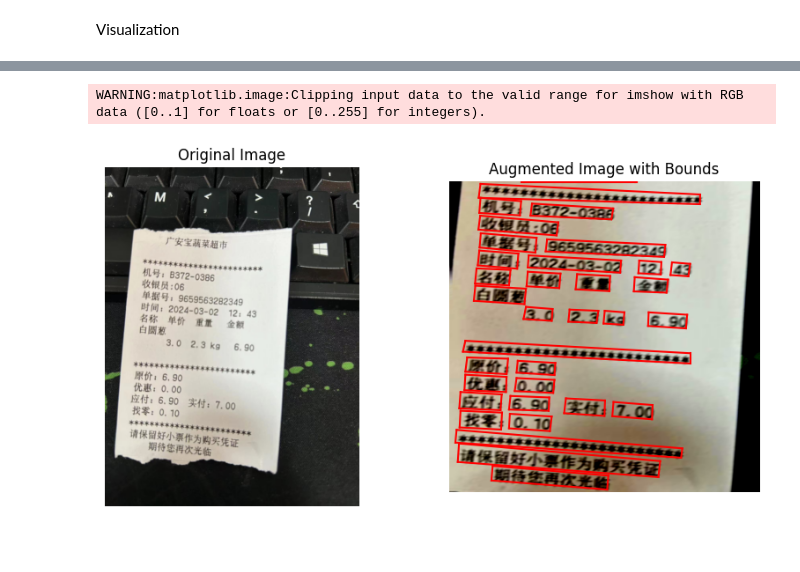
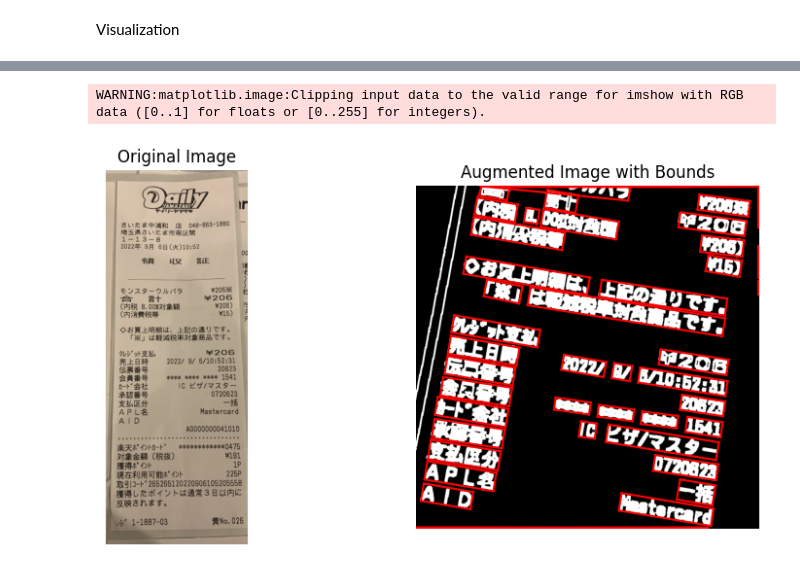
Before and after one commit to boostcampaitech7/level2-cv-datacentric-cv-06, a Jupyter notebook: eda/aug_visualizer.ipynb, the cells around one changed output, grey strips where cells are left out. Cells and saved outputs as stored; diff of their text form; code cells hidden in the pictures; blank space fills up the shorter version.

```diff
--- a/eda/aug_visualizer.ipynb
+++ b/eda/aug_visualizer.ipynb
@@ -711,11 +837,11 @@ def clip_vertices(vertices, image_width, image_height):
 # %%
 # Load and access JSON data correctly
-base_path = "../code/data/chinese_receipt"
+base_path = "../code/data/japanese_receipt"
 with open(f"{base_path}/ufo/train.json", 'r', encoding='utf-8') as file:
     data = json.load(file)
 
 # Get the first image name and data
-first_image = list(data['images'].items())[0]  # Get first image entry
+first_image = list(data['images'].items())[1]  # Get first image entry
 image_name = first_image[0]  # Get image name
 image_data = first_image[1]  # Get image data
 words = image_data['words'].values() # Get words data
@@ -749,7 +875,12 @@ image = Image.open(image_path)
 original = image.copy()
 image, vertices = resize_img(image, vertices, image_size)
 image, vertices = adjust_height(image, vertices)
+
+image = edge_aug(image)
+
+
 # image, vertices = perspective_augmentaiton(image, vertices)
+# image, vertice = edge_perspective_transform(image, vertices)
 image, vertices = rotate_img(image, vertices)
 image, vertices = crop_img(image, vertices, labels, crop_size)
 
@@ -802,8 +933,6 @@ if color_jitter:
     #     )
     # )
 
-if normalize:
-    funcs.append(A.Normalize(mean=(0.5, 0.5, 0.5), std=(0.5, 0.5, 0.5)))
 # funcs.append(
 #         A.Lambda(
 #             image=lambda x, **kwargs: invert_color(
@@ -811,39 +940,59 @@ if normalize:
 #             )
 #         )
 #     )
+
+if normalize:
+    funcs.append(A.Normalize(mean=(0.5, 0.5, 0.5), std=(0.5, 0.5, 0.5)))
+
 # funcs.append(A.RandomRotate90())
-# funcs.append(A.Perspective(scale=(0.05, 0.1), keep_size=True, always_apply=False, p=0.5))
-# funcs.append(A.InvertImg())
-# ElasticTransform 추가 (alpha, sigma 값 조정)
-# funcs.append(A.ElasticTransform(alpha=50, sigma=50, p=1.0))  # 적절한 alpha와 sigma 값으로 조정
-# funcs.append(A.GridDistortion(num_steps=5, distort_limit=0.3, p=1))
+
+# funcs.append(A.ElasticTransform(alpha=1000, sigma=50, p=1.0))  # 적절한 alpha와 sigma 값으로 조정
+
+# funcs.append(A.GridDistortion(num_steps=5, distort_limit=0.015, p=1))
+
 # funcs.append(A.OpticalDistortion(distort_limit=0.1, shift_limit=0.1, p=1))
-funcs.append(A.MotionBlur(blur_limit=21, p=1))
+
+# funcs.append(A.MotionBlur(blur_limit=21, p=1))
+
+# funcs.append(A.GaussianBlur(blur_limit=(7, 21), sigma_limit=(1, 10), p=1))
+
+# funcs.append(A.GaussNoise(var_limit=(0.01, 0.05), p=1))  # 가우시안 노이즈 추가
+# funcs.append(A.MultiplicativeNoise(multiplier=(0.9, 1.5), p=0.5))  # 곱셈 노이즈 추가
+
+
 
 transform = A.Compose(
     funcs,
     keypoint_params=A.KeypointParams(format='xy')  # keypoint_params를 Compose에 추가
 )
 augmented = transform(image=image, keypoints=vertices)
 image, vertices = augmented['image'], np.array(augmented['keypoints']).reshape(-1, 8)
+
+# 유효한 bbox만 필터링
+valid_indices = []
+for i, bbox in enumerate(vertices):
+    if is_valid_bbox(bbox, image.shape[1], image.shape[0]):
+        valid_indices.append(i)
+
+
 word_bboxes = np.reshape(vertices, (-1, 4, 2))
 roi_mask = generate_roi_mask(image, vertices, labels)
 
 fig, axs = plt.subplots(1, 2, figsize=(10, 5))
 axs[0].set_title('Original Image')
 axs[0].imshow(original)
 axs[0].axis('off')
 
 axs[1].set_title('Augmented Image with Bounds')
 for bound in vertices:
     axs[1].plot([bound[0], bound[2]], [bound[1], bound[3]], 'r')  # 첫 번째 선
     axs[1].plot([bound[2], bound[4]], [bound[3], bound[5]], 'r')  # 두 번째 선
     axs[1].plot([bound[4], bound[6]], [bound[5], bound[7]], 'r')  # 세 번째 선
     axs[1].plot([bound[6], bound[0]], [bound[7], bound[1]], 'r')  # 네 번째 선
 axs[1].imshow(image)
 axs[1].axis('off')
 
 plt.show()
 # %% [output]
 WARNING:matplotlib.image:Clipping input data to the valid range for imshow with RGB data ([0..1] for floats or [0..255] for integers).
-[figure, old version]
+[figure, new version]
```
Also changed, not shown: parts of 5 cells of this notebook, 1 other file.
